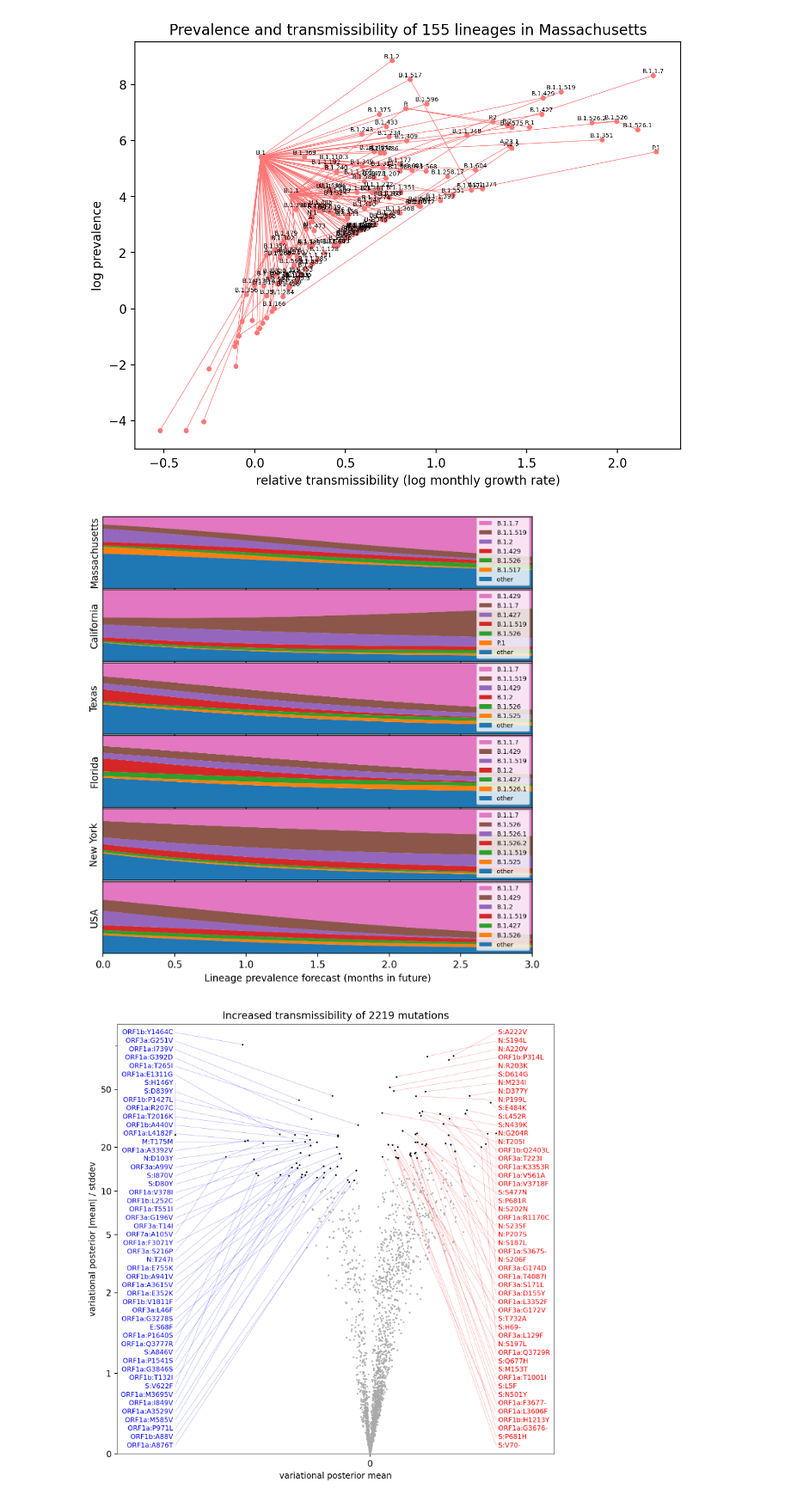
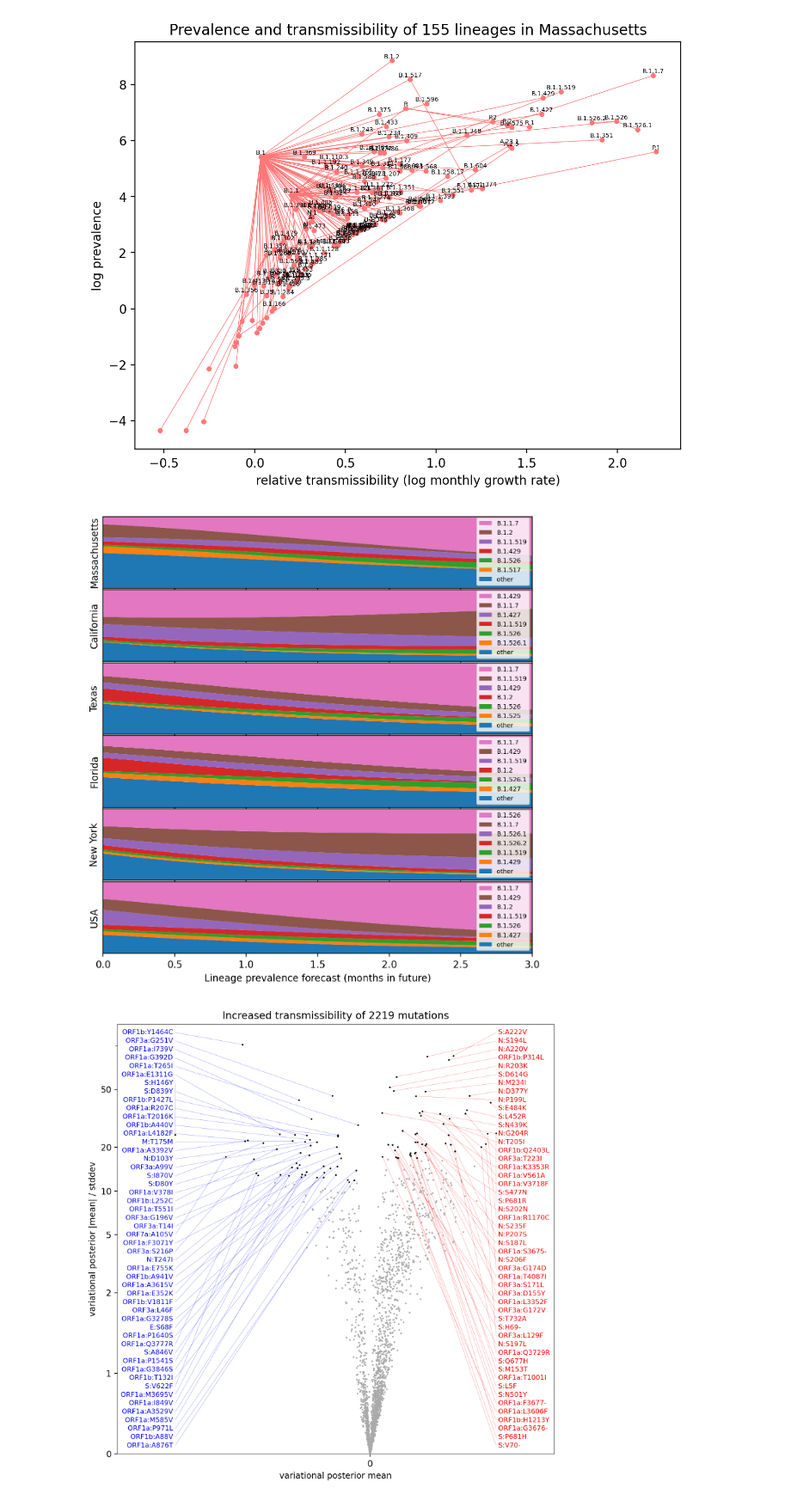
Before and after one commit to broadinstitute/pyro-cov, a Jupyter notebook: mutrans.ipynb, the cells around one changed output. Shown at 86% size. Saved outputs shown, nothing was run; the diff lists cells and outputs as text; code cells hidden in the pictures.

```diff
--- a/mutrans.ipynb
+++ b/mutrans.ipynb
@@ -43,2 +44,9 @@ Wall time: 9.74 s
 # %% [markdown]
 ## Train via SVI
+# %%
+%%time
+map_fit = mutrans.fit_map(dataset)
+plt.figure(figsize=(8, 3))
+plt.plot(map_fit["losses"])
+plt.xlabel("SVI step")
+plt.ylabel("loss");
@@ -168,35 +190,35 @@ def plot_decomposition(median, queries, num_parts=7, months_ahead=3):
         rate = median["rate"]
         # FIXME this ignores region population when aggregating:
         init = median["init"][ids].logsumexp(0)
         assert init.shape == rate.shape
         time = torch.linspace(0, months_ahead / 12.0, 100)
         portion = (init + rate * time[:, None]).softmax(-1)
 
         # Aggregate into top + others.
         best = portion.sum(0).sort(0, descending=True).indices
         parts = {"other": None}
         for i in range(num_parts - 1):
             i = best[num_parts - i - 2].item()
             parts[lineage_id_inv[i]] = portion[:, i].clone()
             portion[:, i] = 0
         parts["other"] = portion.sum(-1)
         months = time * 12
 
         ax.stackplot(months, *parts.values(), labels=tuple(parts))
         ax.set_xlim(months.min(), months.max())
         ax.set_ylim(0, 1)
         ax.set_yticks(())
         ax.set_ylabel(names[0].split("/")[-1].strip() if len(names) == 1 else place_query)
         if row == len(axes) - 1:
             ax.set_xlabel("Lineage prevalence forecast (months in future)")
         handles, labels = ax.get_legend_handles_labels()
         ax.legend(handles[::-1], labels[::-1], loc="lower right", prop={"size": 6.5})
     plt.subplots_adjust(hspace=0.02);
 
-plot_decomposition(svi_fit["median"],
+plot_decomposition(map_fit["median"],
                    ["Mass", "Calif", "Texas", "Florida", "New York", "USA"])
 # %% [output]
-[figure, old version]
+[figure, new version]
 # %%
 def plot_volcano(mean, std, filenames=()):
     xs = mean
```
Also changed, not shown: parts of 4 cells of this notebook, 1 other file.
